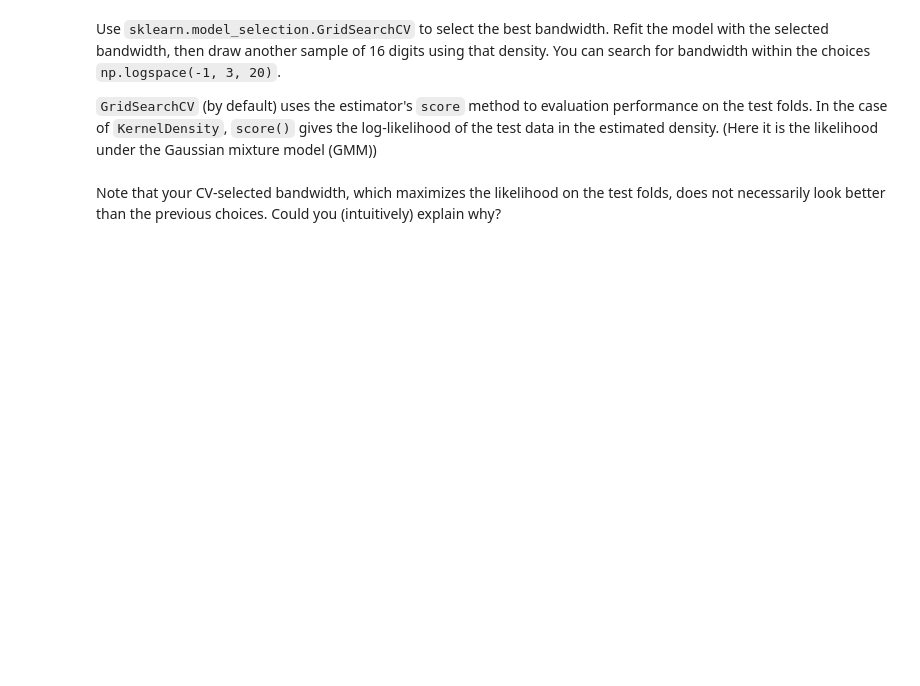
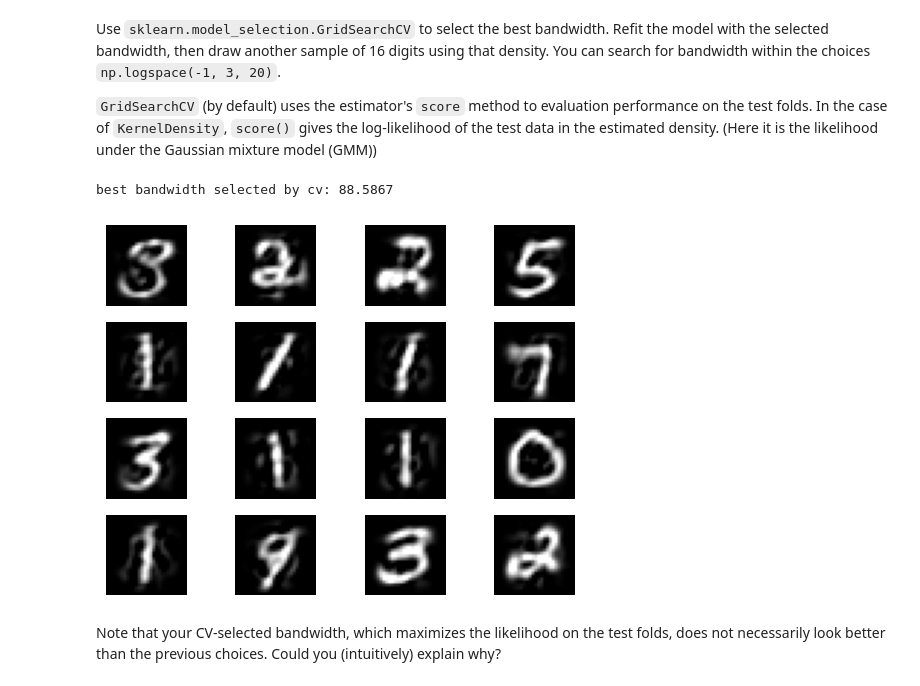
Before and after one commit to blingbangboom/142B-Final, a Jupyter notebook: Final_Project_STA142B_S25.ipynb, the cells around one changed output. Cells and saved outputs as stored; diff of their text form; code cells hidden in the pictures; blank space fills up the shorter version.

```diff
--- a/Final_Project_STA142B_S25.ipynb
+++ b/Final_Project_STA142B_S25.ipynb
@@ -280,9 +279,18 @@ Z = pca.fit_transform(digits_data)
 def sample_digits(bandwidth: float = 1.0, n_samples:int = 16) -> np.ndarray:
     ##### your code starts here #####
 
+    # fit kde
+    kde = KernelDensity(bandwidth=bandwidth, kernel='gaussian')
+    kde.fit(Z)
 
+    #get samples
+    Z_samples = kde.sample(n_samples, random_state=42)
 
+    #make digits
+    new_digits = pca.inverse_transform(Z_samples)
 
+    # fix range
+    new_digits = np.clip(new_digits, 0, 255)
 
     ##### your code ends here #####
     return new_digits # its shape should be (n_samples, 784)
@@ -298,9 +306,11 @@ def show_digits(new_digits: np.ndarray):
 
     ##### your code starts here #####
 
-
-
-
+    for i in range(4):
+        for j in range(4):
+            digit = new_digits[i, j].reshape((28, 28))
+            ax[i, j].imshow(digit, cmap='gray')
+            ax[i, j].axis('off')
 
     ##### your code ends here #####
 
@@ -315,16 +328,27 @@ Use `sklearn.model_selection.GridSearchCV` to select the best bandwidth. Refit t
 # %%
 from sklearn.model_selection import GridSearchCV
 
 ##### your code starts here #####
+#bandwidth num create
+bandwidths = np.logspace(-1, 3, 20)
+param_grid = {'bandwidth': bandwidths}
 
+kde = KernelDensity(kernel='gaussian')
 
+grid_search = GridSearchCV(kde, param_grid, cv=5, n_jobs=-1)
+grid_search.fit(Z)
 
-
+# get good bandwidth number
+cv_selected_bandwidth = grid_search.best_params_['bandwidth']
+print(f"best bandwidth selected by cv: {cv_selected_bandwidth:.4f}")
 
 ##### your code ends here #####
 
 new_digits_cv = sample_digits(bandwidth=cv_selected_bandwidth, n_samples=16).reshape((4, 4, -1))
 show_digits(new_digits_cv)
+# %% [output]
+best bandwidth selected by cv: 88.5867
+[figure, added]
 # %% [markdown]
 Note that your CV-selected bandwidth, which maximizes the likelihood on the test folds, does not necessarily look better than the previous choices. Could you (intuitively) explain why?
 # %% [markdown]
```
Also changed, not shown: parts of 4 cells of this notebook.
